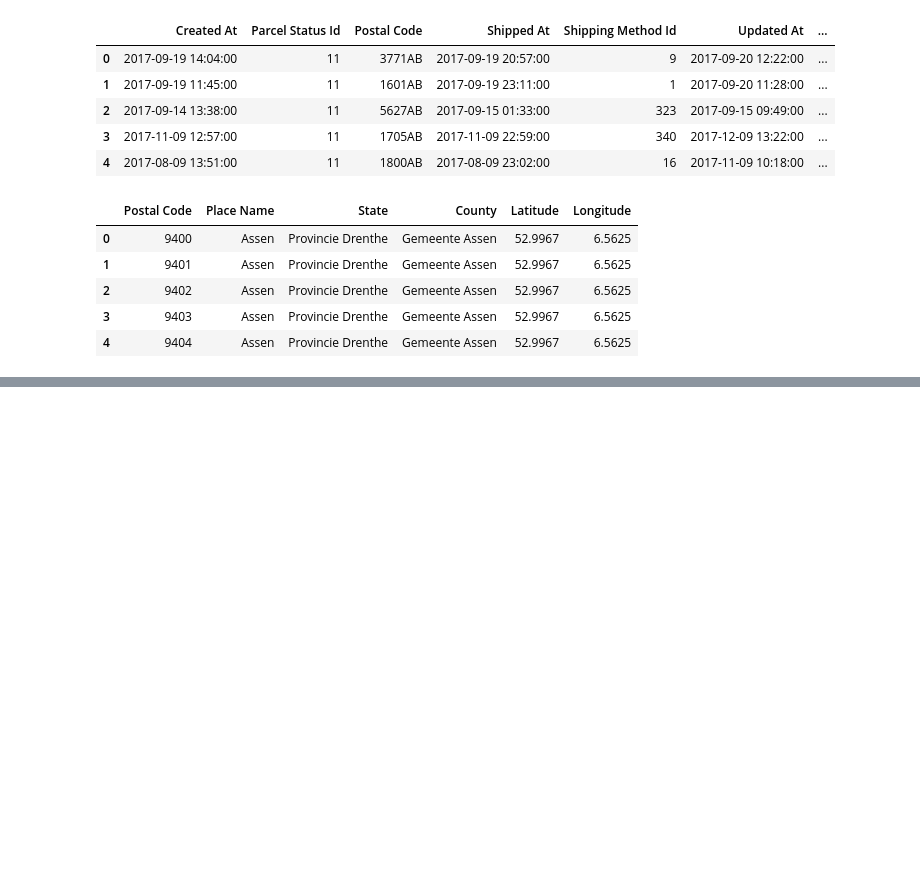
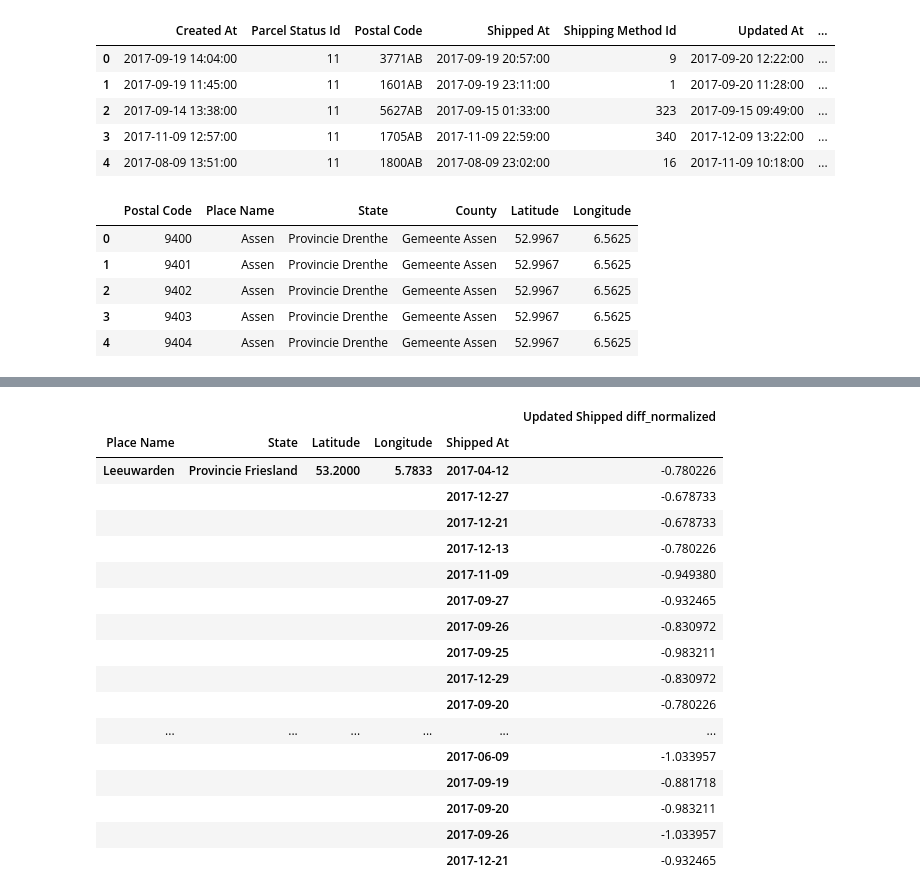
Before and after one commit to tosolveit/works, a Jupyter notebook: sc_analysis.ipynb, the cells around one changed output, grey strips where cells are left out. Drawn from its saved outputs; the diff is of its cells as text; code cells hidden in the pictures; blank space fills up the shorter version.

```diff
--- a/sc_analysis.ipynb
+++ b/sc_analysis.ipynb
@@ -579,0 +650,21 @@ fig
+# %%
+df_best_chart
+# %% [output]
+|  |  |  |  |  | Updated Shipped diff_normalized |
+| Place Name | State | Latitude | Longitude | Shipped At |  |
+| Leeuwarden | Provincie Friesland | 53.2000 | 5.7833 | 2017-04-12 | -0.780226 |
+|  |  |  |  | 2017-12-27 | -0.678733 |
+|  |  |  |  | 2017-12-21 | -0.678733 |
+|  |  |  |  | 2017-12-13 | -0.780226 |
+|  |  |  |  | 2017-11-09 | -0.949380 |
+|  |  |  |  | 2017-09-27 | -0.932465 |
+|  |  |  |  | 2017-09-26 | -0.830972 |
+|  |  |  |  | 2017-09-25 | -0.983211 |
+|  |  |  |  | 2017-12-29 | -0.830972 |
+|  |  |  |  | 2017-09-20 | -0.780226 |
+| ... | ... | ... | ... | ... | ... |
+|  |  |  |  | 2017-06-09 | -1.033957 |
+|  |  |  |  | 2017-09-19 | -0.881718 |
+|  |  |  |  | 2017-09-20 | -0.983211 |
+|  |  |  |  | 2017-09-26 | -1.033957 |
+|  |  |  |  | 2017-12-21 | -0.932465 |
```
Also changed, not shown: parts of 31 cells of this notebook.
